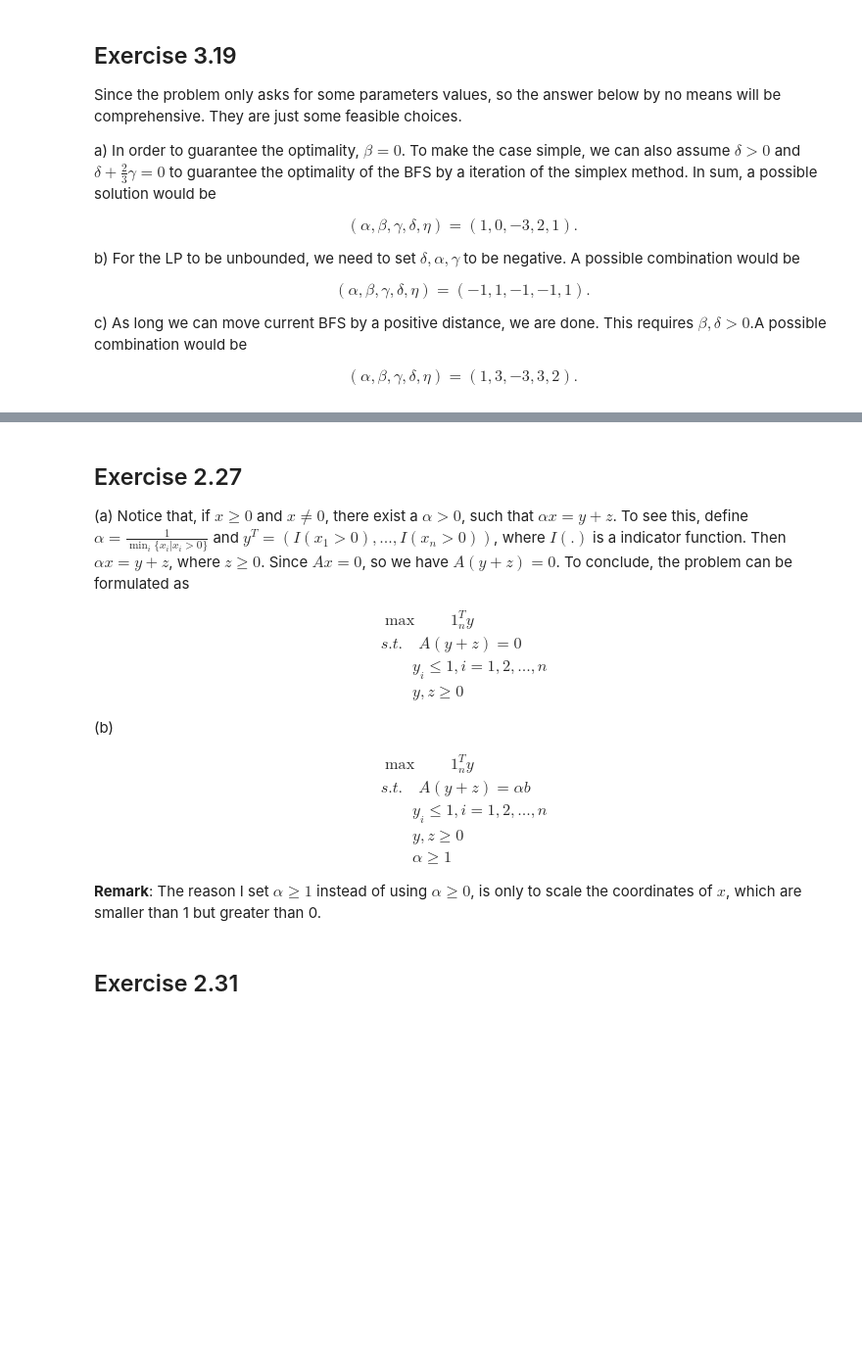
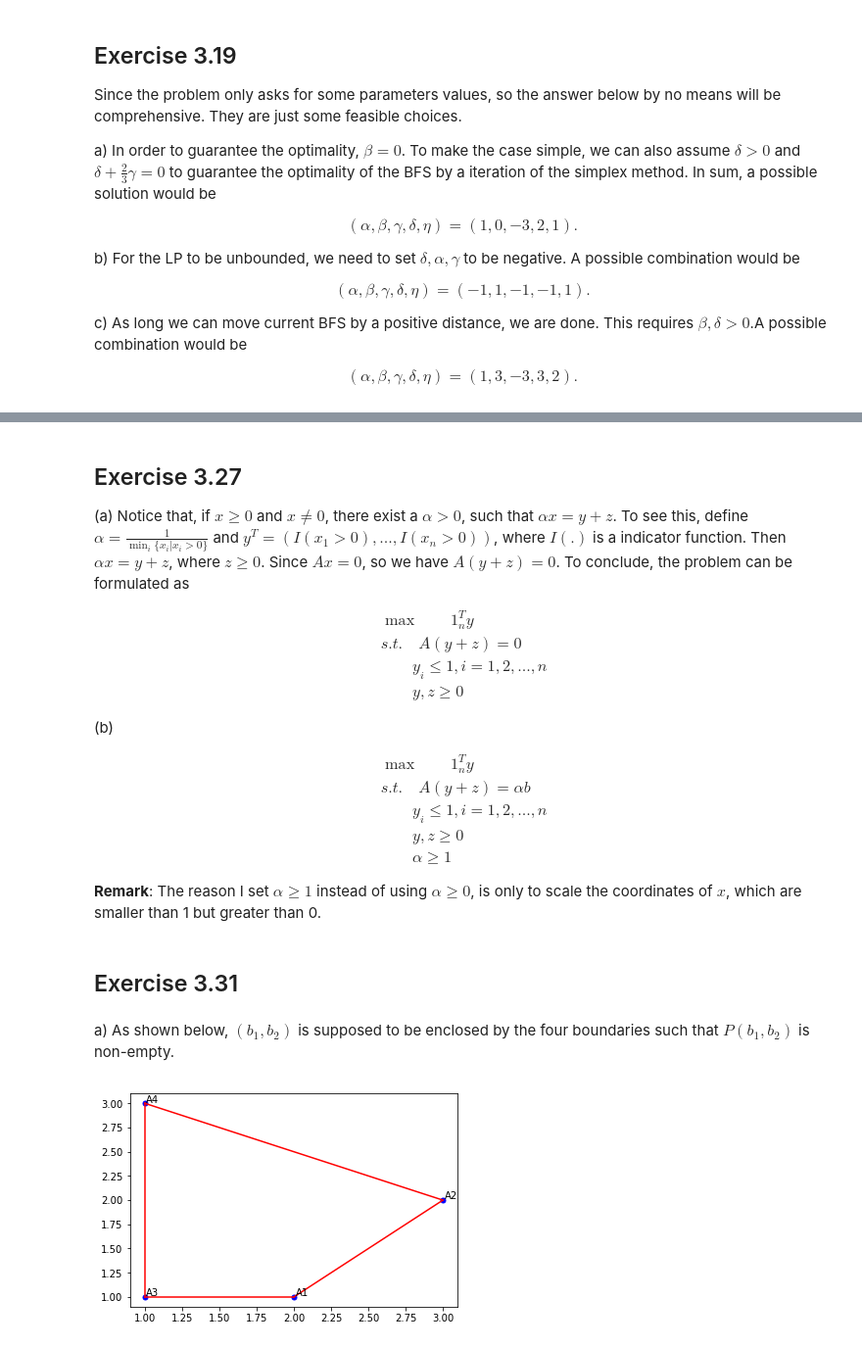
Before and after one commit to Yutong-Dai/codes-for-courses, a Jupyter notebook: Python_IE411/hw4.ipynb, the cells around one changed output, grey strips where cells are left out. Shown at 98% size. Saved outputs shown, nothing was run; the diff lists cells and outputs as text; code cells hidden in the pictures; blank space fills up the shorter version.

```diff
--- a/Python_IE411/hw4.ipynb
+++ b/Python_IE411/hw4.ipynb
@@ -456,7 +458,7 @@ e) To make the statement hold, $\gamma <0$, $\eta > 0$ and $\frac{2}{\eta}<\frac
 
 f) This happens when there is a degeneracy, that is to say, $\beta=0$. In sum, $\beta=0, \zeta < 0$, $\alpha, \gamma, \eta, \delta \in R$.
 # %% [markdown]
-## Exercise 2.27
+## Exercise 3.27
 
 (a) Notice that, if $x\geq 0$ and $x\neq 0$, there exist a $\alpha>0$, such that $\alpha x=y + z$. To see this, define $\alpha=\frac{1}{\min_i \{x_i|x_i>0\}}$ and $y^T=(I(x_1>0), ..., I(x_n>0))$, where $I(.)$ is a indicator function.
 Then $\alpha x=y + z$, where $z\geq 0$. Since $Ax=0$, so we have $A(y+z)=0$. To conclude, the problem can be formulated as
@@ -484,4 +486,21 @@ $$
 
 **Remark**: The reason I set $\alpha\geq 1$ instead of using $\alpha\geq 0$, is only to scale the coordinates of $x$, which are smaller than 1 but greater than 0.
 # %% [markdown]
-## Exercise 2.31
+## Exercise 3.31
+# %% [markdown]
+a) As shown below, $(b_1,b_2)$ is supposed to be enclosed by the four boundaries such that $P(b_1,b_2)$ is non-empty.
+# %%
+import matplotlib.pyplot as plt
+import numpy as np
+fig, ax = plt.subplots()
+x, y = np.array([2,3,1,1]), np.array([1,2,1,3])
+for i in range(4):
+    ax.plot(x[i],y[i], 'bo', markersize=5)
+    ax.annotate("A{}".format(i+1), (x[i]+0.01,y[i]+0.01))
+ax.plot(x[[3, 2]],y[[3, 2]], 'r-', markersize=3)
+ax.plot(x[[2, 0]],y[[2, 0]], 'r-', markersize=3)
+ax.plot(x[[0, 1]],y[[0, 1]], 'r-', markersize=3)
+ax.plot(x[[1, 3]],y[[1, 3]], 'r-', markersize=3)
+plt.show()
+# %% [output]
+[figure, added]
```
Also changed, not shown: parts of 9 cells of this notebook, 2 other files.
